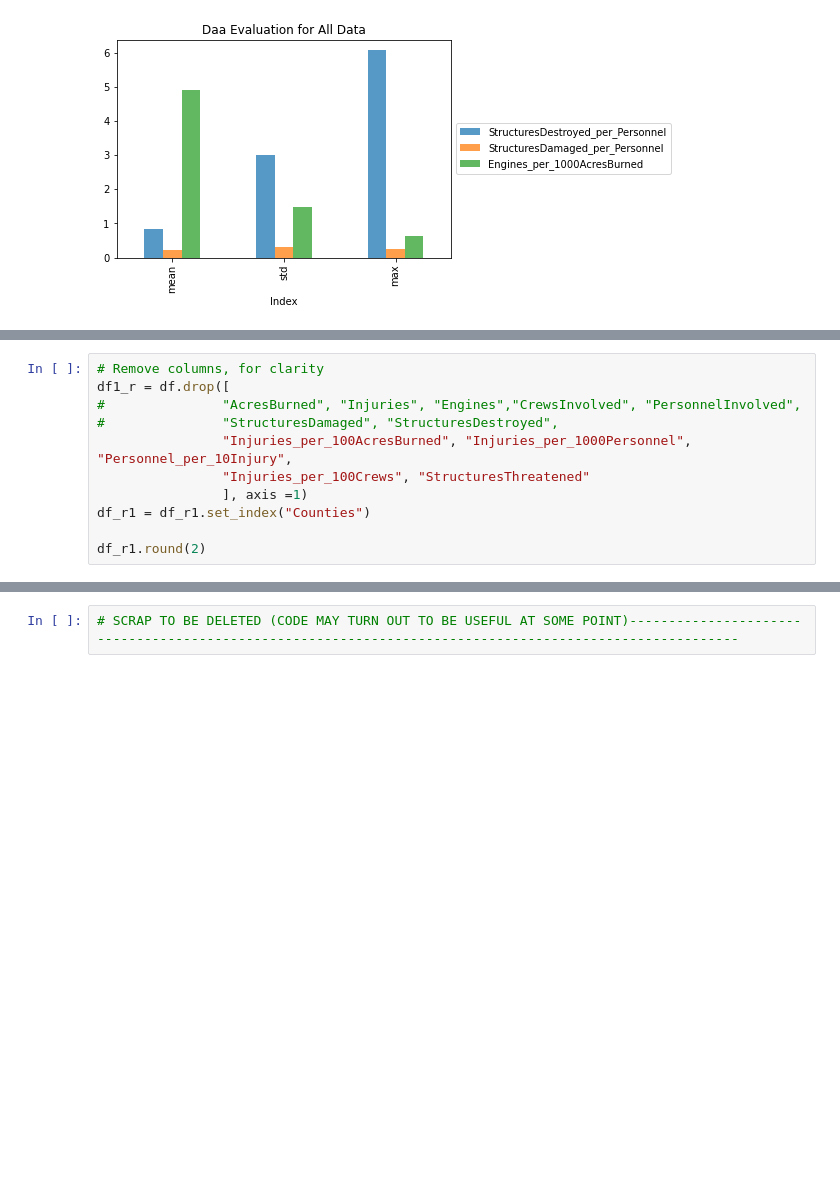
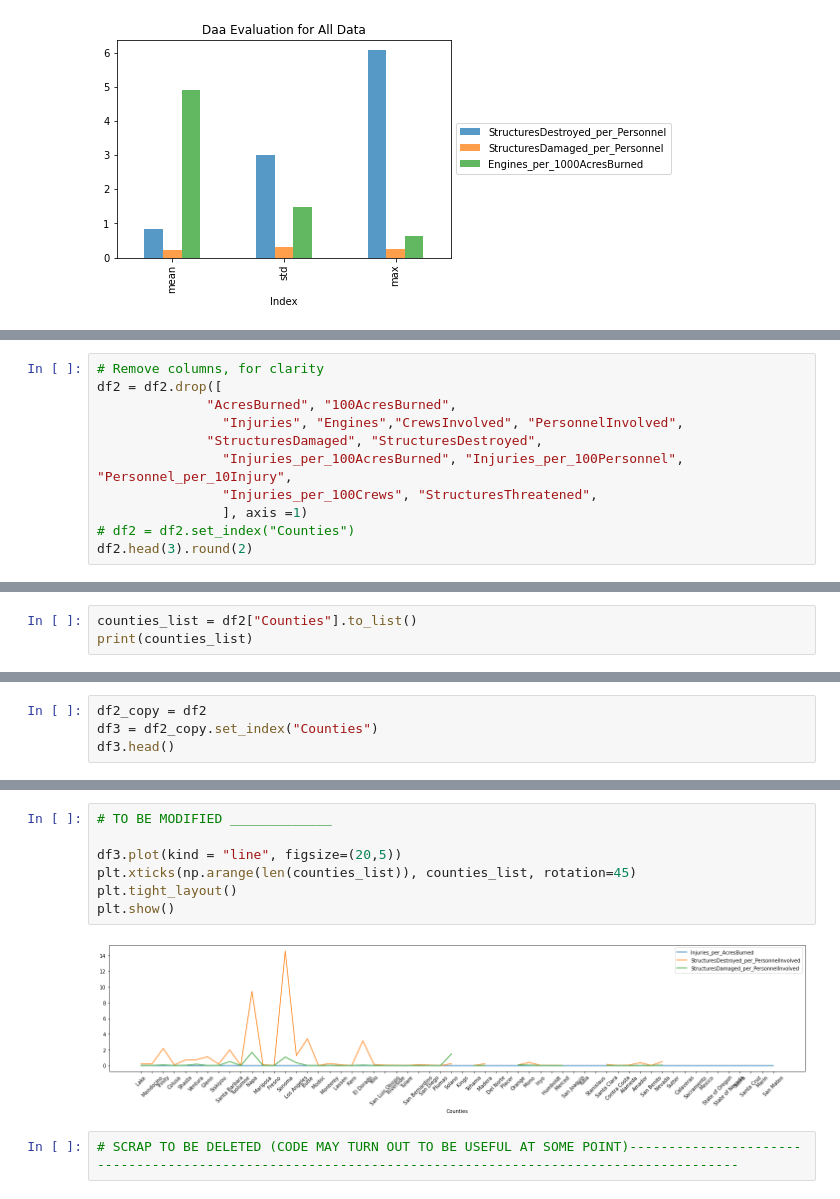
Before and after one commit to jump8621/data-project-I, a Jupyter notebook: alessandro_pyre.ipynb, the cells around one changed output, grey strips where cells are left out. Drawn from its saved outputs; the diff is of its cells as text; blank space fills up the shorter version.

```diff
--- a/alessandro_pyre.ipynb
+++ b/alessandro_pyre.ipynb
@@ -254,13 +241,13 @@ df1.head()
 | 4 | Shasta | 448517.0 | 55.0 | 203.0 | 103.0 | 2768.0 | 79.0 | ... |
 # %%
 # Remove columns, for clarity
-df1_r = df.drop([
-#               "AcresBurned", "Injuries", "Engines","CrewsInvolved", "PersonnelInvolved",
-#               "StructuresDamaged", "StructuresDestroyed",
-                "Injuries_per_100AcresBurned", "Injuries_per_1000Personnel", "Personnel_per_10Injury",
-                "Injuries_per_100Crews", "StructuresThreatened"
+df2 = df2.drop([
+              "AcresBurned", "100AcresBurned",
+                "Injuries", "Engines","CrewsInvolved", "PersonnelInvolved",
+              "StructuresDamaged", "StructuresDestroyed",
+                "Injuries_per_100AcresBurned", "Injuries_per_100Personnel", "Personnel_per_10Injury",
+                "Injuries_per_100Crews", "StructuresThreatened",
                 ], axis =1)
-df_r1 = df_r1.set_index("Counties")
-
-df_r1.round(2)
+# df2 = df2.set_index("Counties")
+df2.head(3).round(2)
 # %% [output]
@@ -267,0 +258,3 @@ KeyError: "None of ['Counties'] are in the columns"
+# %%
+counties_list = df2["Counties"].to_list()
+print(counties_list)
@@ -267,0 +263,4 @@ KeyError: "None of ['Counties'] are in the columns"
+# %%
+df2_copy = df2
+df3 = df2_copy.set_index("Counties")
+df3.head()
@@ -268,3 +275,12 @@ KeyError: "None of ['Counties'] are in the columns"
+# %%
+# TO BE MODIFIED _____________
+
+df3.plot(kind = "line", figsize=(20,5))
+plt.xticks(np.arange(len(counties_list)), counties_list, rotation=45)
+plt.tight_layout()
+plt.show()
+# %% [output]
+[figure, added]
 # %%
 # SCRAP TO BE DELETED (CODE MAY TURN OUT TO BE USEFUL AT SOME POINT)--------------------------------------------------------------------------------------------------------
 # %%
```
Also changed, not shown: parts of 6 cells of this notebook.
